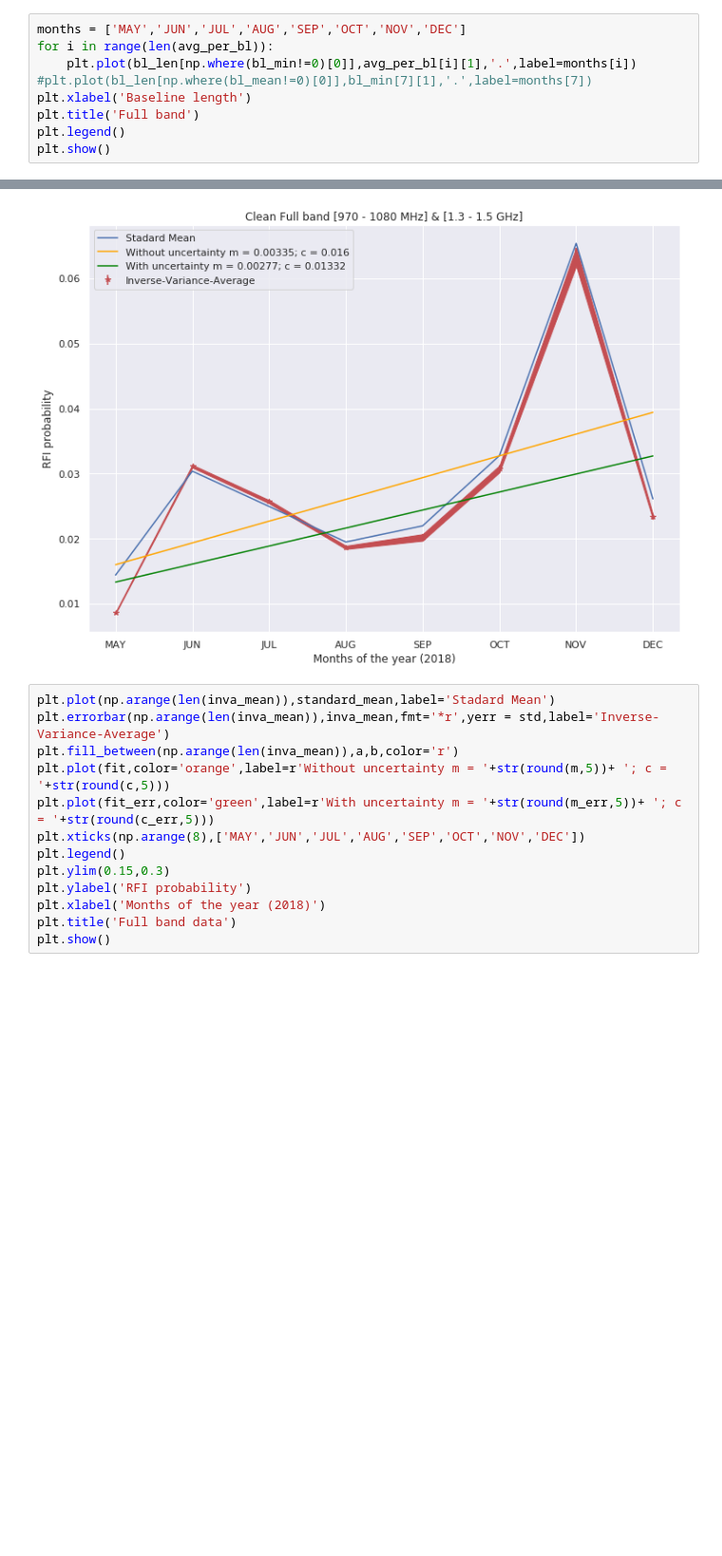
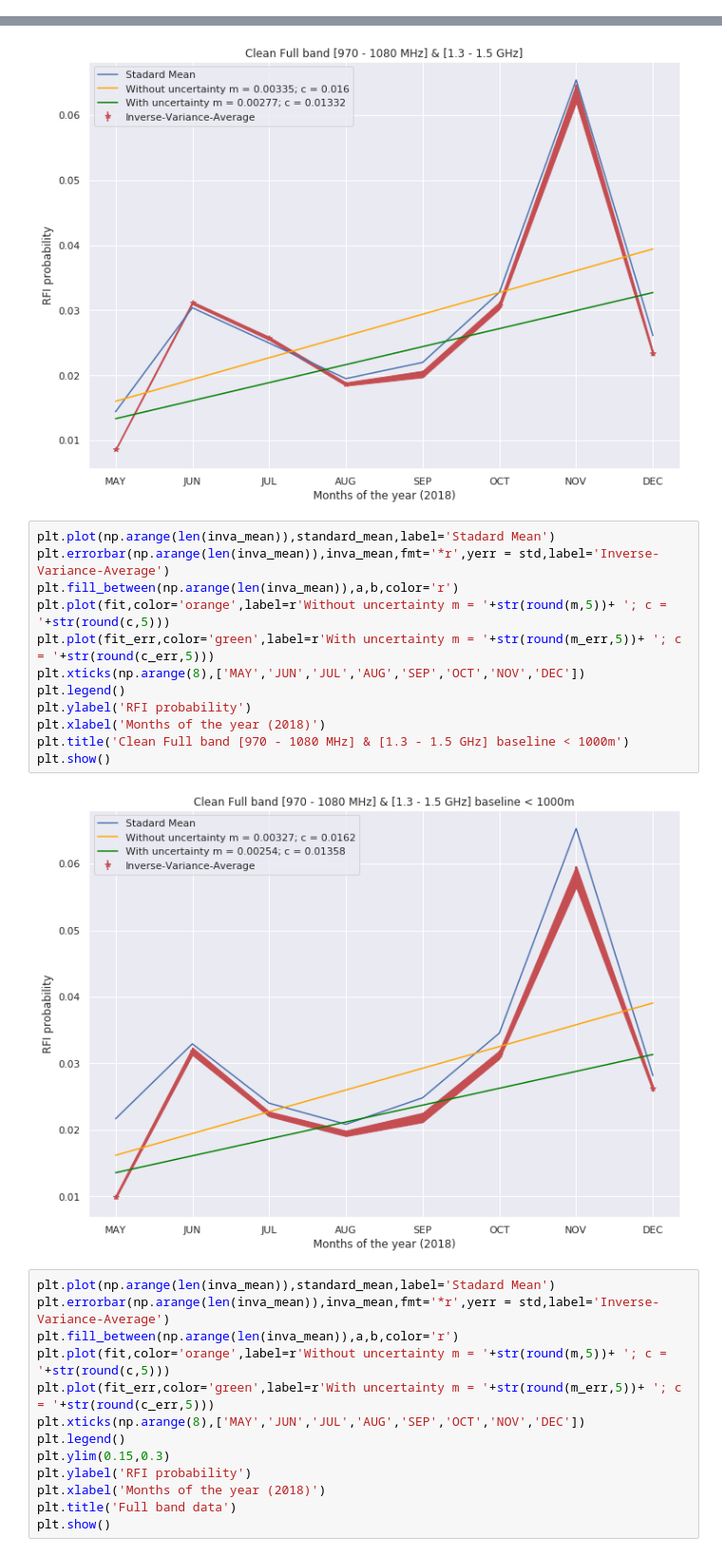
Before and after one commit to kvanqa/MeerKAT-site-RFI-, a Jupyter notebook: kathprfi/RFI_probability_per_Month_optmized.ipynb, the cells around one changed output, grey strips where cells are left out. Shown at 95% size. Cells and saved outputs as stored; diff of their text form; blank space fills up the shorter version.

```diff
--- a/kathprfi/RFI_probability_per_Month_optmized.ipynb
+++ b/kathprfi/RFI_probability_per_Month_optmized.ipynb
@@ -216,9 +238,0 @@ plt.show()
-# %%
-months = ['MAY','JUN','JUL','AUG','SEP','OCT','NOV','DEC']
-for i in range(len(avg_per_bl)):
-    plt.plot(bl_len[np.where(bl_min!=0)[0]],avg_per_bl[i][1],'.',label=months[i])
-#plt.plot(bl_len[np.where(bl_mean!=0)[0]],bl_min[7][1],'.',label=months[7])
-plt.xlabel('Baseline length')
-plt.title('Full band')
-plt.legend()
-plt.show()
@@ -334,6 +346,20 @@ plt.title('Clean Full band [970 - 1080 MHz] & [1.3 - 1.5 GHz]')
 plt.show()
 # %% [output]
 [figure]
+# %%
+plt.plot(np.arange(len(inva_mean)),standard_mean,label='Stadard Mean')
+plt.errorbar(np.arange(len(inva_mean)),inva_mean,fmt='*r',yerr = std,label='Inverse-Variance-Average')
+plt.fill_between(np.arange(len(inva_mean)),a,b,color='r')
+plt.plot(fit,color='orange',label=r'Without uncertainty m = '+str(round(m,5))+ '; c = '+str(round(c,5)))
+plt.plot(fit_err,color='green',label=r'With uncertainty m = '+str(round(m_err,5))+ '; c = '+str(round(c_err,5)))
+plt.xticks(np.arange(8),['MAY','JUN','JUL','AUG','SEP','OCT','NOV','DEC'])
+plt.legend()
+plt.ylabel('RFI probability')
+plt.xlabel('Months of the year (2018)')
+plt.title('Clean Full band [970 - 1080 MHz] & [1.3 - 1.5 GHz] baseline < 1000m')
+plt.show()
+# %% [output]
+[figure, added]
 # %%
 plt.plot(np.arange(len(inva_mean)),standard_mean,label='Stadard Mean')
 plt.errorbar(np.arange(len(inva_mean)),inva_mean,fmt='*r',yerr = std,label='Inverse-Variance-Average')
```
Also changed, not shown: parts of 8 cells of this notebook.
